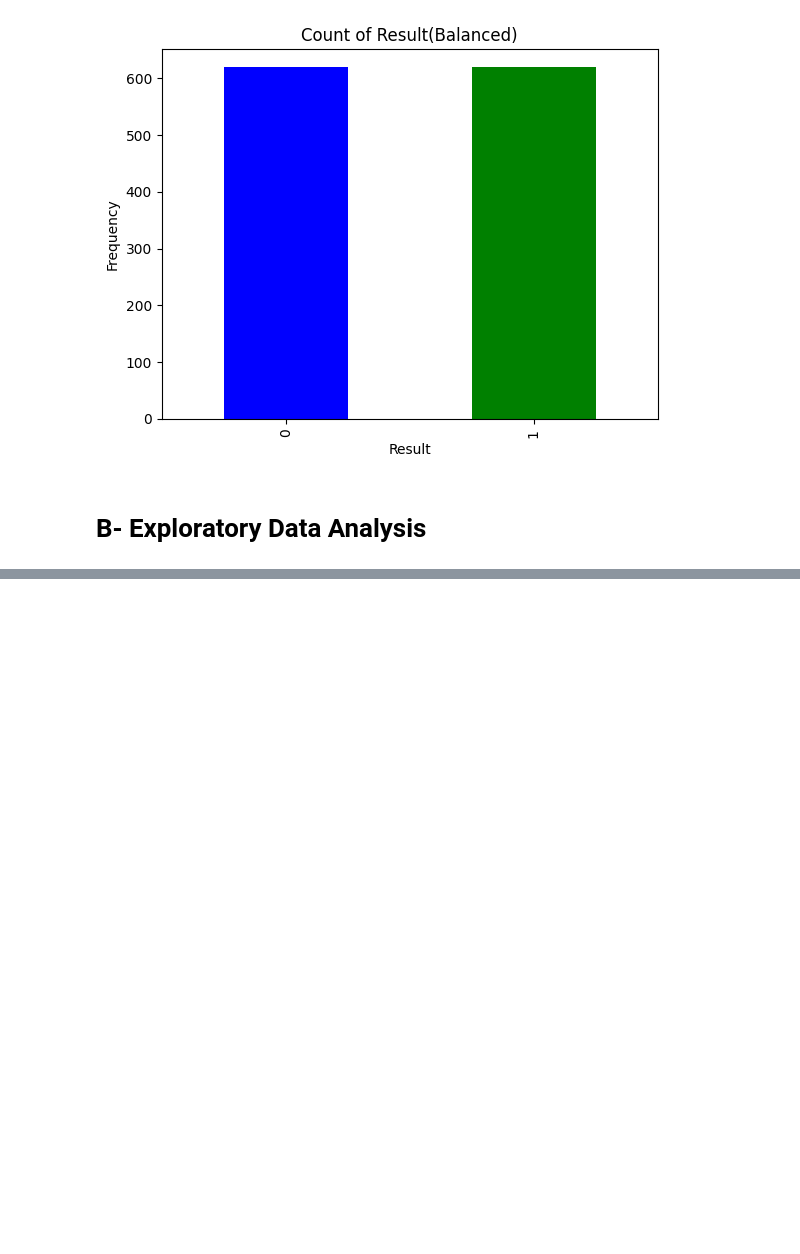
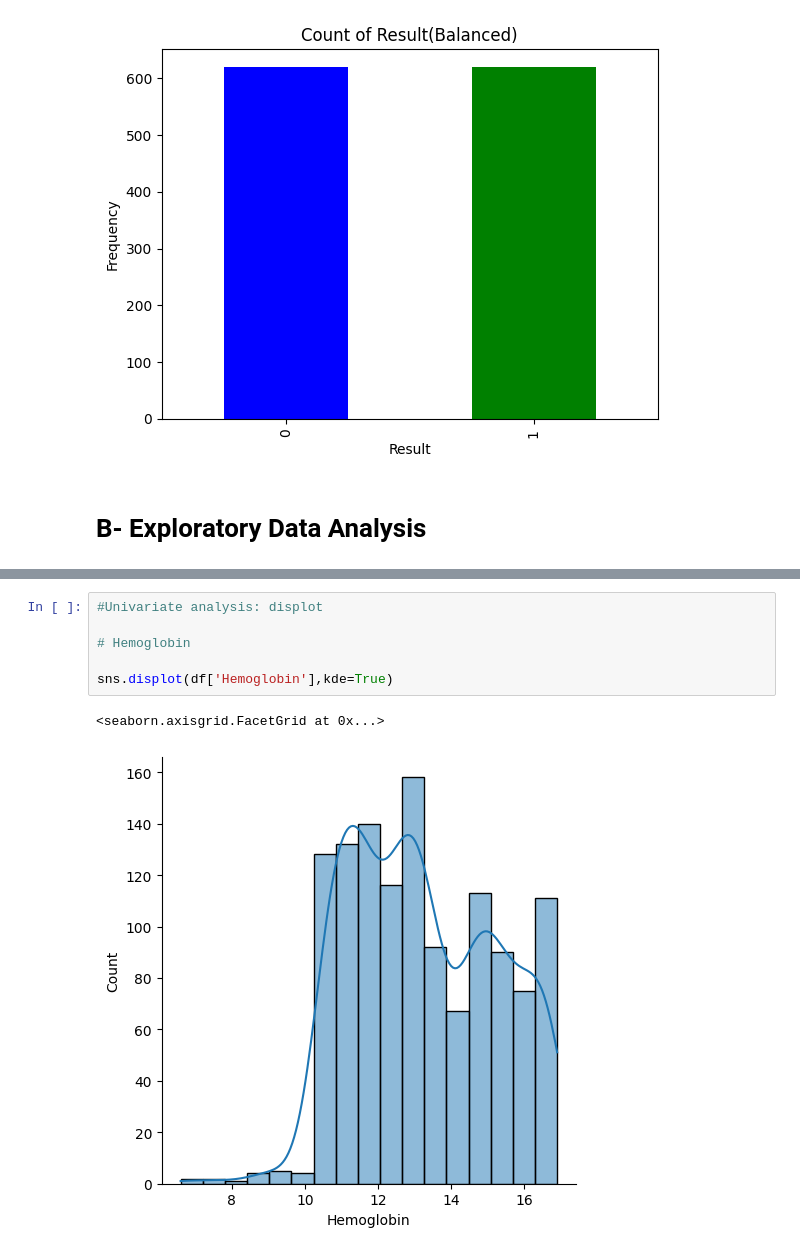
Before and after one commit to vinaygupta88/Anemia-Sense, a Jupyter notebook: Training Files/Anemia-sense-jupterFile.ipynb, the cells around one changed output, grey strips where cells are left out. Drawn from its saved outputs; the diff is of its cells as text; blank space fills up the shorter version.

```diff
--- a/Training Files/Anemia-sense-jupterFile.ipynb
+++ b/Training Files/Anemia-sense-jupterFile.ipynb
@@ -103,0 +163,9 @@ plt.show()
+# %%
+#Univariate analysis: displot
+
+# Hemoglobin
+
+sns.displot(df['Hemoglobin'],kde=True)
+# %% [output]
+<seaborn.axisgrid.FacetGrid at 0x...>
+[figure, added]
```
Also changed, not shown: parts of 7 cells of this notebook.
